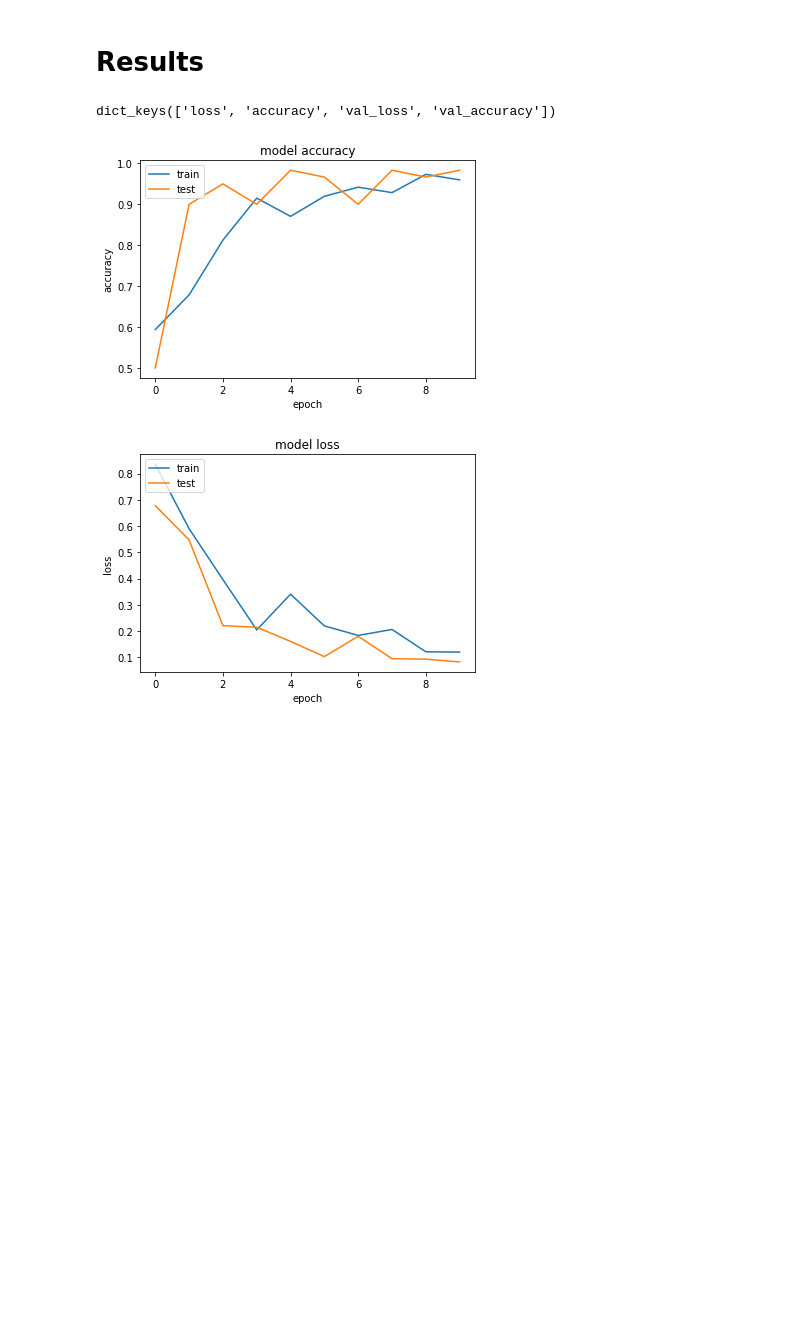
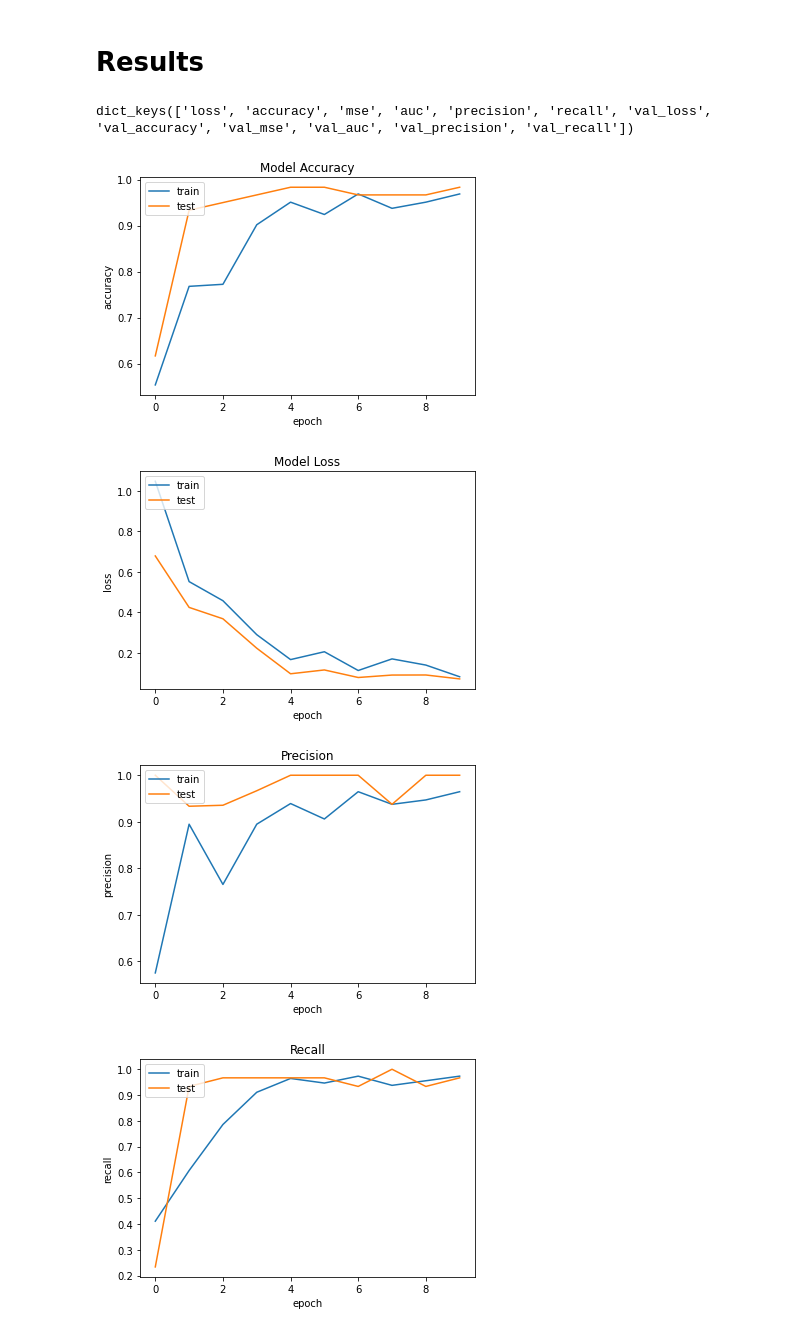
Before and after one commit to aparna993/Capstone-Project, a Jupyter notebook: COVID_19_Detector.ipynb, the cells around one changed output. Saved outputs shown, nothing was run; the diff lists cells and outputs as text; code cells hidden in the pictures; blank space fills up the shorter version.

```diff
--- a/COVID_19_Detector.ipynb
+++ b/COVID_19_Detector.ipynb
@@ -58,7 +58,7 @@ model.add(Dense(64,activation='relu'))
 model.add(Dropout(0.5))
 model.add(Dense(1,activation='sigmoid'))
 
-model.compile(loss=keras.losses.binary_crossentropy,optimizer='adam',metrics=['accuracy'])
+model.compile(loss=keras.losses.binary_crossentropy,optimizer='adam',metrics=['accuracy','mse','AUC','Precision','Recall'])
 # %%
 model.summary()
 # %% [output]
@@ -146,24 +149,44 @@ Epoch 10/10
 # %%
 
 # list all data in history
 print(history.history.keys())
 # summarize history for accuracy
 plt.plot(history.history['accuracy'])
 plt.plot(history.history['val_accuracy'])
-plt.title('model accuracy')
+plt.title('Model Accuracy')
 plt.ylabel('accuracy')
 plt.xlabel('epoch')
 plt.legend(['train', 'test'], loc='upper left')
 plt.show()
 # summarize history for loss
 plt.plot(history.history['loss'])
 plt.plot(history.history['val_loss'])
-plt.title('model loss')
+plt.title('Model Loss')
 plt.ylabel('loss')
 plt.xlabel('epoch')
 plt.legend(['train', 'test'], loc='upper left')
 plt.show()
+
+# summarize history for precision
+plt.plot(history.history['precision'])
+plt.plot(history.history['val_precision'])
+plt.title('Precision')
+plt.ylabel('precision')
+plt.xlabel('epoch')
+plt.legend(['train', 'test'], loc='upper left')
+plt.show()
+
+# summarize history for loss
+plt.plot(history.history['recall'])
+plt.plot(history.history['val_recall'])
+plt.title('Recall')
+plt.ylabel('recall')
+plt.xlabel('epoch')
+plt.legend(['train', 'test'], loc='upper left')
+plt.show()
 # %% [output]
-dict_keys(['loss', 'accuracy', 'val_loss', 'val_accuracy'])
+dict_keys(['loss', 'accuracy', 'mse', 'auc', 'precision', 'recall', 'val_loss', 'val_accuracy', 'val_mse', 'val_auc', 'val_precision', 'val_recall'])
-[figure, old version]
+[figure, new version]
-[figure, old version]
+[figure, new version]
+[figure, added]
+[figure, added]
```
Also changed, not shown: parts of 6 cells of this notebook.
